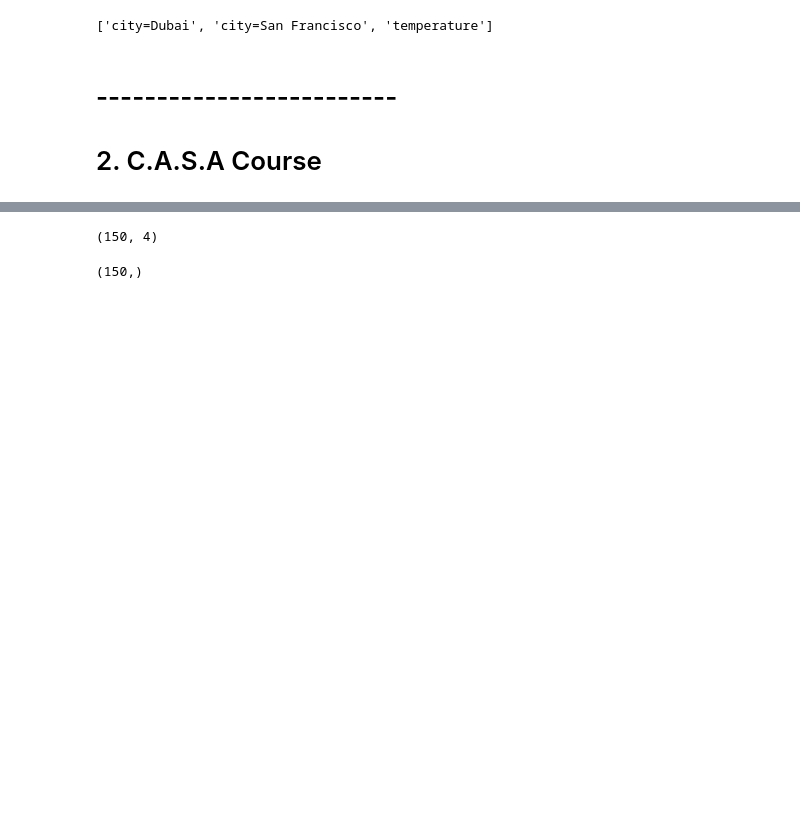
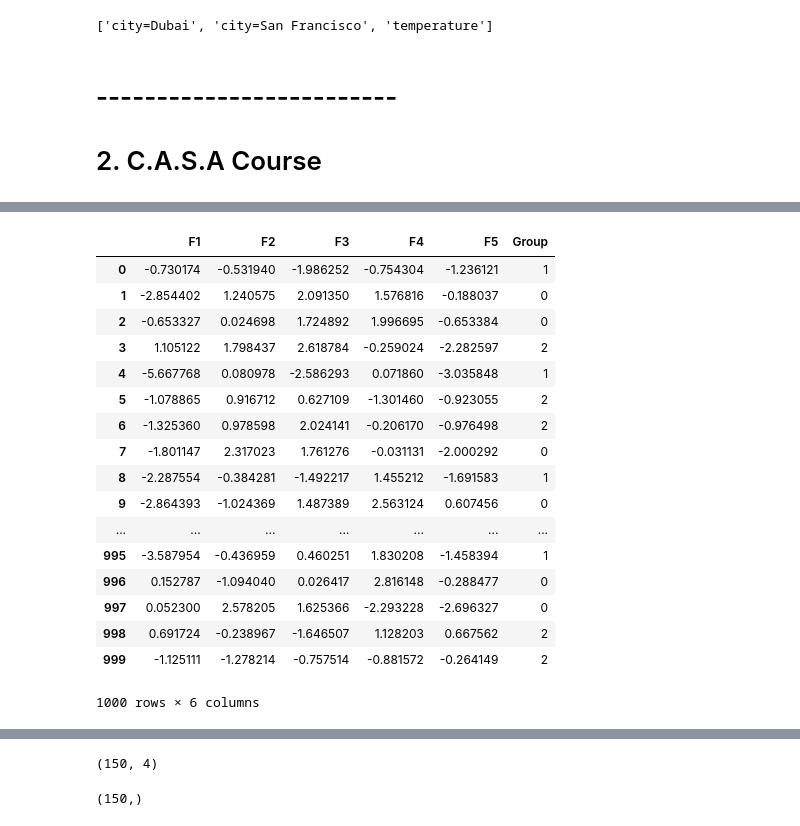
Before and after one commit to Paps90/CASA2019, a Jupyter notebook: 1_scikit.ipynb, the cells around one changed output, grey strips where cells are left out. Saved outputs shown, nothing was run; the diff lists cells and outputs as text; code cells hidden in the pictures; blank space fills up the shorter version.

```diff
--- a/1_scikit.ipynb
+++ b/1_scikit.ipynb
@@ -529,0 +349,23 @@ NotFittedError: This SVC instance is not fitted yet. Call 'fit' with appropriate
+# %%
+df= pandas.read_csv("2_customer.csv", index_col=False, header= 0 )
+# %%
+df
+# %% [output]
+|  | F1 | F2 | F3 | F4 | F5 | Group |
+| 0 | -0.730174 | -0.531940 | -1.986252 | -0.754304 | -1.236121 | 1 |
+| 1 | -2.854402 | 1.240575 | 2.091350 | 1.576816 | -0.188037 | 0 |
+| 2 | -0.653327 | 0.024698 | 1.724892 | 1.996695 | -0.653384 | 0 |
+| 3 | 1.105122 | 1.798437 | 2.618784 | -0.259024 | -2.282597 | 2 |
+| 4 | -5.667768 | 0.080978 | -2.586293 | 0.071860 | -3.035848 | 1 |
+| 5 | -1.078865 | 0.916712 | 0.627109 | -1.301460 | -0.923055 | 2 |
+| 6 | -1.325360 | 0.978598 | 2.024141 | -0.206170 | -0.976498 | 2 |
+| 7 | -1.801147 | 2.317023 | 1.761276 | -0.031131 | -2.000292 | 0 |
+| 8 | -2.287554 | -0.384281 | -1.492217 | 1.455212 | -1.691583 | 1 |
+| 9 | -2.864393 | -1.024369 | 1.487389 | 2.563124 | 0.607456 | 0 |
+| ... | ... | ... | ... | ... | ... | ... |
+| 995 | -3.587954 | -0.436959 | 0.460251 | 1.830208 | -1.458394 | 1 |
+| 996 | 0.152787 | -1.094040 | 0.026417 | 2.816148 | -0.288477 | 0 |
+| 997 | 0.052300 | 2.578205 | 1.625366 | -2.293228 | -2.696327 | 0 |
+| 998 | 0.691724 | -0.238967 | -1.646507 | 1.128203 | 0.667562 | 2 |
+| 999 | -1.125111 | -1.278214 | -0.757514 | -0.881572 | -0.264149 | 2 |
+1000 rows × 6 columns
```
Also changed, not shown: parts of 98 cells of this notebook, 7 other files.
